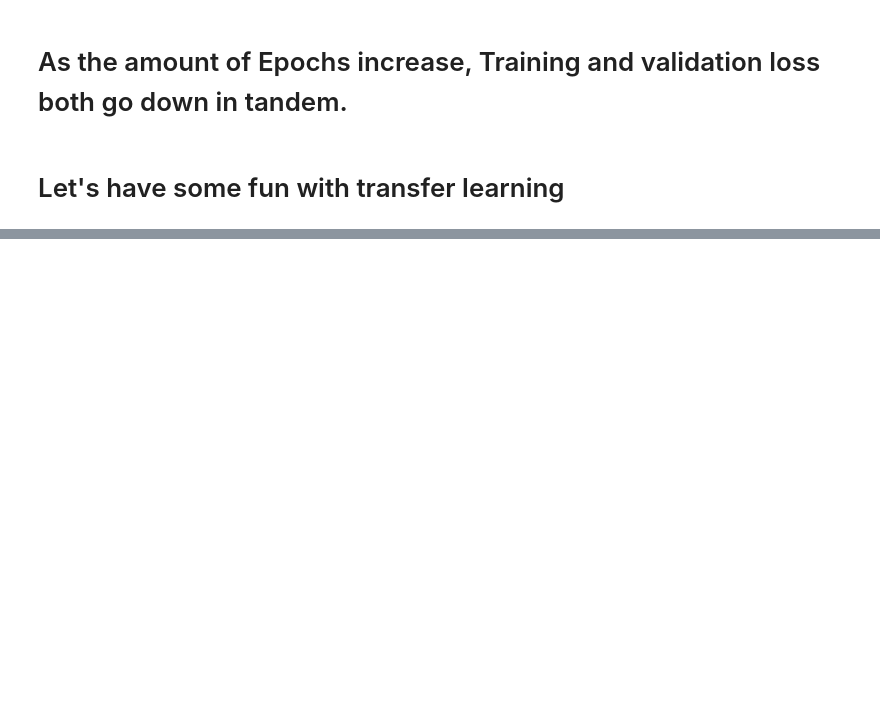
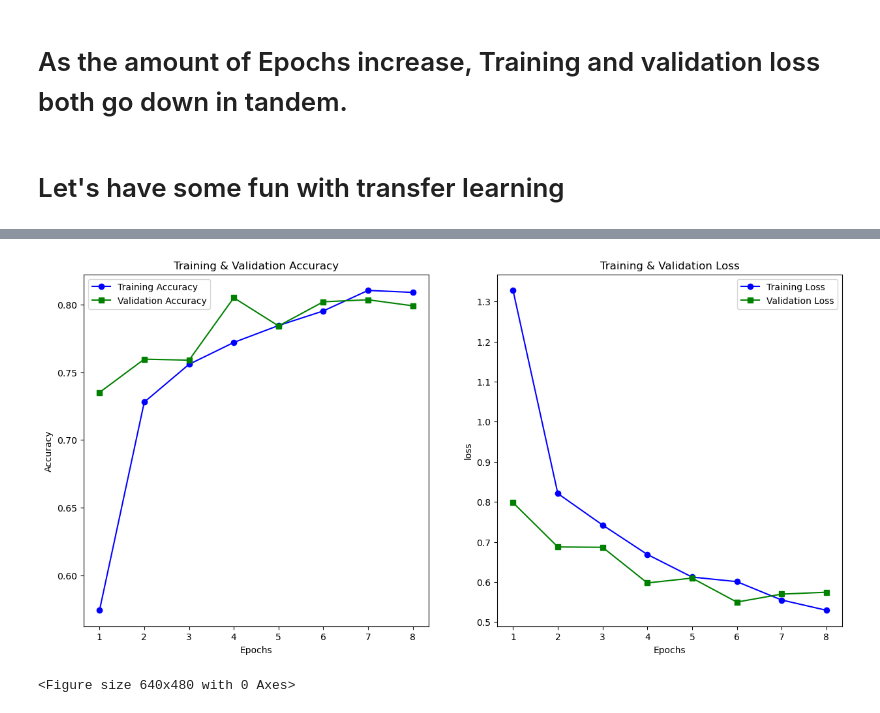
Before and after one commit to MaukanMir/Weather-Image-Classification-Part-Two, a Jupyter notebook: training.ipynb, the cells around one changed output, grey strips where cells are left out. Cells and saved outputs as stored; diff of their text form; code cells hidden in the pictures; blank space fills up the shorter version.

```diff
--- a/training.ipynb
+++ b/training.ipynb
@@ -312,0 +328,5 @@ Epoch 1/20
+# %%
+plot_learning_curves(history)
+# %% [output]
+[figure, added]
+<Figure size 640x480 with 0 Axes>
```
Also changed, not shown: parts of 1 cell of this notebook.
